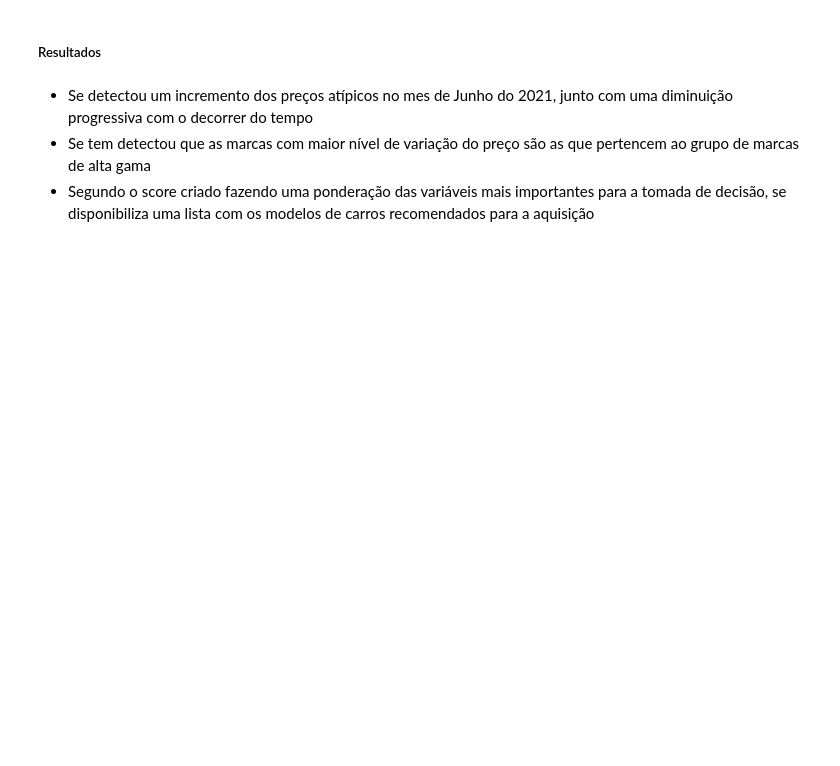
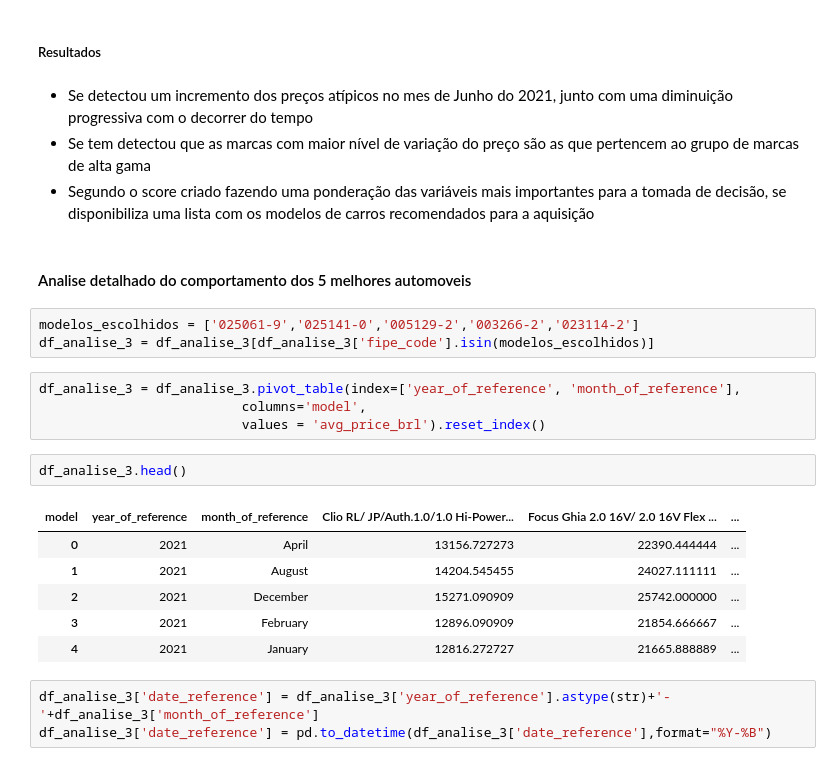
Before and after one commit to DavidTitoInfantas/Projeto_DataViz, a Jupyter notebook: analise_dados_car.ipynb, the cells around one changed output. Saved outputs shown, nothing was run; the diff lists cells and outputs as text; blank space fills up the shorter version.

```diff
--- a/analise_dados_car.ipynb
+++ b/analise_dados_car.ipynb
@@ -532,3 +534,24 @@ grupo_1.head(30)
 - Se detectou um incremento dos preços atípicos no mes de Junho do 2021, junto com uma diminuição progressiva com o decorrer do tempo
 - Se tem detectou que as marcas com maior nível de variação do preço são as que pertencem ao grupo de marcas de alta gama
 - Segundo o score criado fazendo uma ponderação das variáveis mais importantes para a tomada de decisão, se disponibiliza uma lista com os modelos de carros recomendados para a aquisição
+# %% [markdown]
+#### Analise detalhado do comportamento dos 5 melhores automoveis
+# %%
+modelos_escolhidos = ['025061-9','025141-0','005129-2','003266-2','023114-2']
+df_analise_3 = df_analise_3[df_analise_3['fipe_code'].isin(modelos_escolhidos)]
+# %%
+df_analise_3 = df_analise_3.pivot_table(index=['year_of_reference', 'month_of_reference'],
+                          columns='model',
+                          values = 'avg_price_brl').reset_index()
+# %%
+df_analise_3.head()
+# %% [output]
+| model | year_of_reference | month_of_reference | Clio RL/ JP/Auth.1.0/1.0 Hi-Power... | Focus Ghia 2.0 16V/ 2.0 16V Flex ... | ... |
+| 0 | 2021 | April | 13156.727273 | 22390.444444 | ... |
+| 1 | 2021 | August | 14204.545455 | 24027.111111 | ... |
+| 2 | 2021 | December | 15271.090909 | 25742.000000 | ... |
+| 3 | 2021 | February | 12896.090909 | 21854.666667 | ... |
+| 4 | 2021 | January | 12816.272727 | 21665.888889 | ... |
+# %%
+df_analise_3['date_reference'] = df_analise_3['year_of_reference'].astype(str)+'-'+df_analise_3['month_of_reference']
+df_analise_3['date_reference'] = pd.to_datetime(df_analise_3['date_reference'],format="%Y-%B")
```
Also changed, not shown: parts of 13 cells of this notebook.
